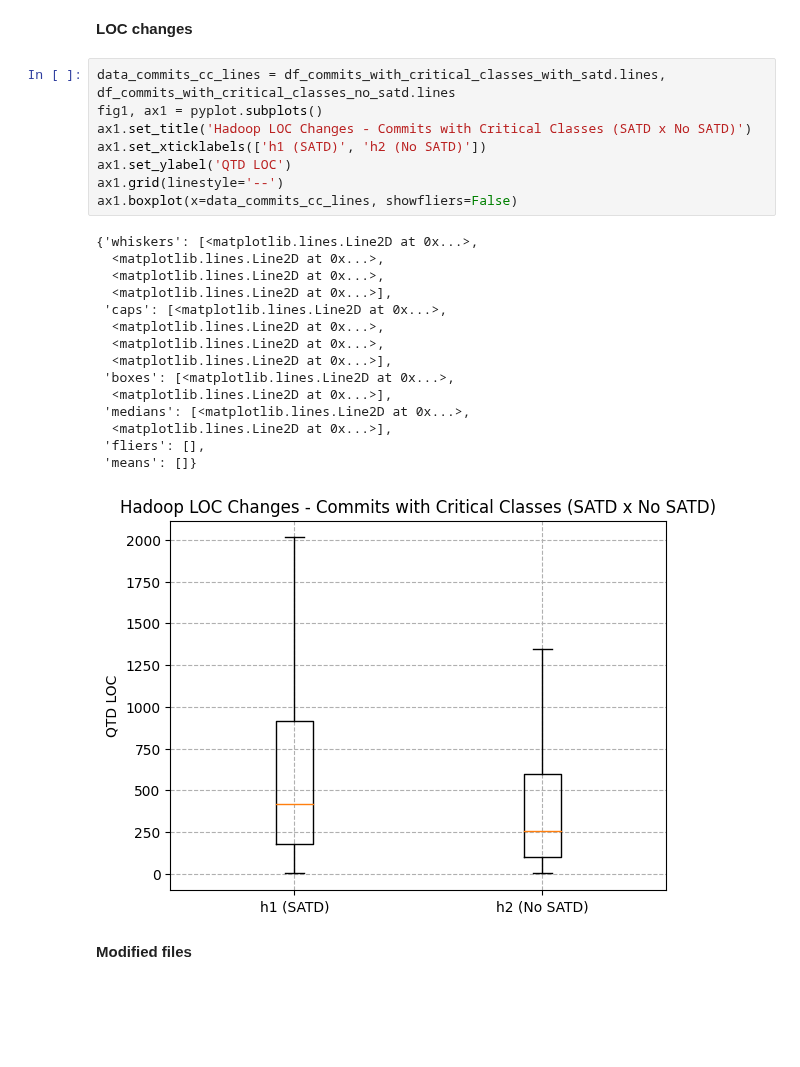
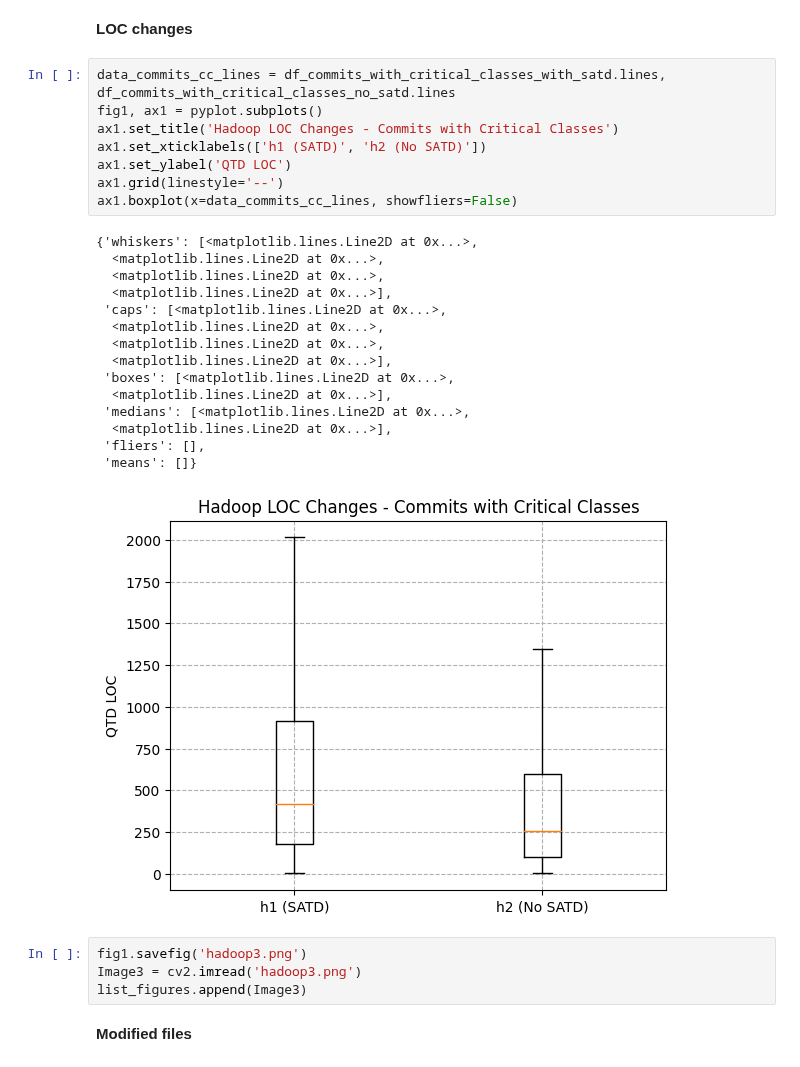
Before and after one commit to armandossrecife/my_validation3, a Jupyter notebook: my_analysis_hadoop.ipynb, the cells around one changed output. Saved outputs shown, nothing was run; the diff lists cells and outputs as text; blank space fills up the shorter version.

```diff
--- a/my_analysis_hadoop.ipynb
+++ b/my_analysis_hadoop.ipynb
@@ -1581,27 +1649,31 @@ ax1.boxplot(x=data_files, showfliers=False)
 # %%
 data_commits_cc_lines = df_commits_with_critical_classes_with_satd.lines, df_commits_with_critical_classes_no_satd.lines
 fig1, ax1 = pyplot.subplots()
-ax1.set_title('Hadoop LOC Changes - Commits with Critical Classes (SATD x No SATD)')
+ax1.set_title('Hadoop LOC Changes - Commits with Critical Classes')
 ax1.set_xticklabels(['h1 (SATD)', 'h2 (No SATD)'])
 ax1.set_ylabel('QTD LOC')
 ax1.grid(linestyle='--')
 ax1.boxplot(x=data_commits_cc_lines, showfliers=False)
 # %% [output]
 {'whiskers': [<matplotlib.lines.Line2D at 0x...>,
   <matplotlib.lines.Line2D at 0x...>,
   <matplotlib.lines.Line2D at 0x...>,
   <matplotlib.lines.Line2D at 0x...>],
  'caps': [<matplotlib.lines.Line2D at 0x...>,
   <matplotlib.lines.Line2D at 0x...>,
   <matplotlib.lines.Line2D at 0x...>,
   <matplotlib.lines.Line2D at 0x...>],
  'boxes': [<matplotlib.lines.Line2D at 0x...>,
   <matplotlib.lines.Line2D at 0x...>],
  'medians': [<matplotlib.lines.Line2D at 0x...>,
   <matplotlib.lines.Line2D at 0x...>],
  'fliers': [],
  'means': []}
-[figure, old version]
+[figure, new version]
+# %%
+fig1.savefig('hadoop3.png')
+Image3 = cv2.imread('hadoop3.png')
+list_figures.append(Image3)
 # %% [markdown]
 **Modified files**
 # %%
```
Also changed, not shown: parts of 38 cells of this notebook.
